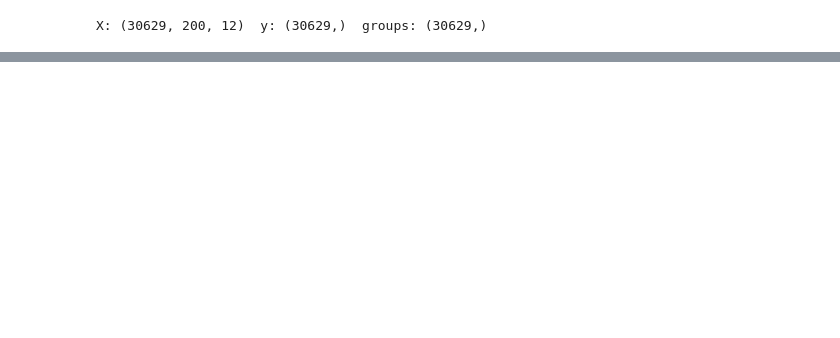
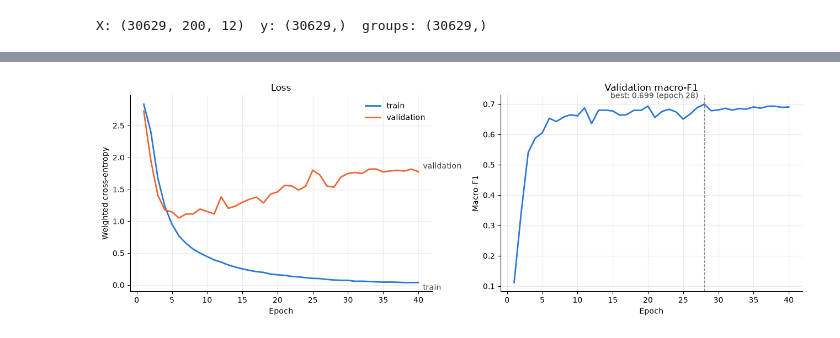
Before and after one commit to Beekeyinn/NLP-HAR-PROJ, a Jupyter notebook: training_model.ipynb, the cells around one changed output, grey strips where cells are left out. Saved outputs shown, nothing was run; the diff lists cells and outputs as text; code cells hidden in the pictures; blank space fills up the shorter version.

Commit message:
'bikin' -> traning and validation done

```diff
--- a/training_model.ipynb
+++ b/training_model.ipynb
@@ -367,0 +720,17 @@ X: (30629, 200, 12)  y: (30629,)  groups: (30629,)
+# %%
+encoder = PhoneWatchEncoder(channels_per_device, cnn_widths, kernel_size).to(
+    torch_device
+)
+
+xb = torch.from_numpy(X_train[:8]).to(torch_device)  # (8, 200, 12)
+encoder.eval()
+with torch.no_grad():
+    phone_feats = encoder.phone(xb.transpose(1, 2)[:, :channels_per_device])
+    watch_feats = encoder.watch(xb.transpose(1, 2)[:, channels_per_device:])
+    feats = encoder(xb)
+
+print("input        :", tuple(xb.shape))
+print("phone branch :", tuple(phone_feats.shape))
+print("watch branch :", tuple(watch_feats.shape))
+print("fused output :", tuple(feats.shape))
+print(f"{sum(p.numel() for p in encoder.parameters()):,} trainable parameters")
@@ -367,0 +1009,44 @@ X: (30629, 200, 12)  y: (30629,)  groups: (30629,)
+# %%
+epochs = np.arange(1, num_epochs + 1)
+train_color, val_color = "#2a78d6", "#eb6834"
+
+fig, (ax_loss, ax_f1) = plt.subplots(1, 2, figsize=(13, 4.5))
+
+ax_loss.plot(epochs, history["train_loss"], color=train_color, lw=2, label="train")
+ax_loss.plot(epochs, history["val_loss"], color=val_color, lw=2, label="validation")
+train_on_top = history["train_loss"][-1] >= history["val_loss"][-1]
+for key, name, on_top in [
+    ("train_loss", "train", train_on_top),
+    ("val_loss", "validation", not train_on_top),
+]:
+    ax_loss.annotate(  # direct label at the end of each line, nudged apart
+        name,
+        (epochs[-1], history[key][-1]),
+        xytext=(6, 7 if on_top else -7),
+        textcoords="offset points",
+        va="center",
+        color="#3d3d3a",
+    )
+ax_loss.set(xlabel="Epoch", ylabel="Weighted cross-entropy", title="Loss")
+ax_loss.legend(frameon=False)
+
+ax_f1.plot(epochs, history["val_f1"], color=train_color, lw=2)
+ax_f1.axvline(best_epoch, color="#8a8a85", lw=1, ls="--")
+ax_f1.annotate(
+    f"best: {best_f1:.3f} (epoch {best_epoch})",
+    (best_epoch, best_f1),
+    xytext=(-8, 8),
+    textcoords="offset points",
+    ha="right",
+    color="#3d3d3a",
+)
+ax_f1.set(xlabel="Epoch", ylabel="Macro-F1", title="Validation macro-F1")
+
+for ax in (ax_loss, ax_f1):
+    ax.grid(alpha=0.25)
+    ax.spines[["top", "right"]].set_visible(False)
+
+plt.tight_layout()
+plt.show()
+# %% [output]
+[figure, added]
```
Also changed, not shown: parts of 33 cells of this notebook, 2 other files.
